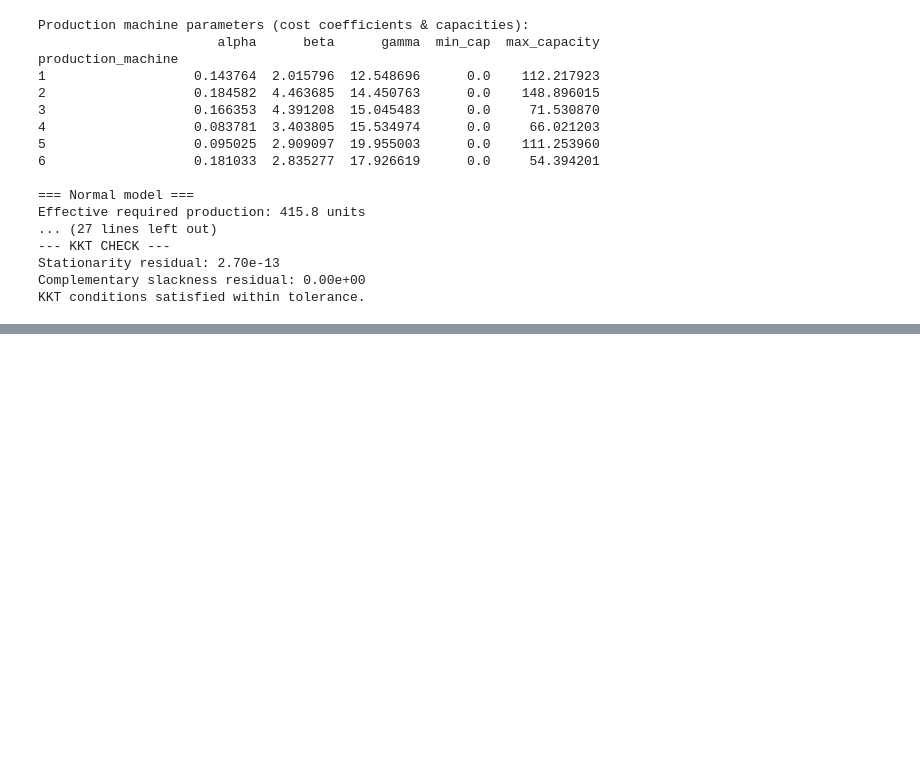
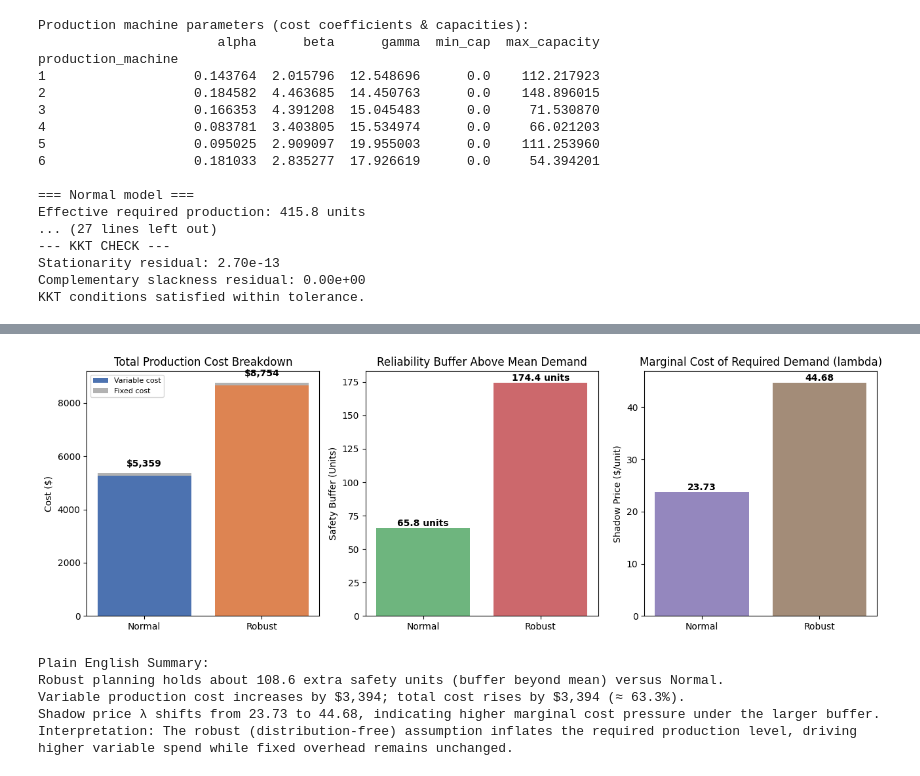
Before and after one commit to vishal36-pop/Team-OptiMinds-, a Jupyter notebook: Opti.ipynb, the cells around one changed output, grey strips where cells are left out. Saved outputs shown, nothing was run; the diff lists cells and outputs as text; code cells hidden in the pictures; blank space fills up the shorter version.

```diff
--- a/Opti.ipynb
+++ b/Opti.ipynb
@@ -264,3 +286,78 @@ KKT conditions satisfied within tolerance.
+# %%
+# Enhanced cost & reliability comparison with economic breakdown
+normal = results["normal"]
+robust = results["robust"]
+
+# Extract production vectors (used for variable cost breakdown if needed)
+prod_normal = normal["x"]
+prod_robust = robust["x"]
+
+# Separate variable vs fixed cost components
+fixed_cost = float(np.sum(system.gamma))  # same for both modes
+var_cost_normal = float(np.sum(system.alpha * prod_normal**2 + system.beta * prod_normal))
+var_cost_robust = float(np.sum(system.alpha * prod_robust**2 + system.beta * prod_robust))
+
+total_normal = var_cost_normal + fixed_cost
+total_robust = var_cost_robust + fixed_cost
+
+# Effective demand buffers (safety units above mean)
+buffers = [normal["D_eff"] - mu_D, robust["D_eff"] - mu_D]
+labels = ["Normal", "Robust"]
+
+# Shadow price (lambda) comparison: marginal cost of one more required unit
+lambda_vals = [normal["lambda"], robust["lambda"]]
+
+# Differences
+extra_buffer = buffers[1] - buffers[0]
+extra_var_cost = var_cost_robust - var_cost_normal
+extra_total_cost = total_robust - total_normal
+pct_increase_total = (extra_total_cost / total_normal) * 100 if total_normal > 0 else np.nan
+
+plt.figure(figsize=(13, 4.5))
+
+# Subplot 1: Cost breakdown stacked (variable vs fixed)
+plt.subplot(1, 3, 1)
+plt.bar(labels, [var_cost_normal, var_cost_robust], color=["#4C72B0", "#DD8452"], label="Variable cost")
+plt.bar(labels, [fixed_cost, fixed_cost], bottom=[var_cost_normal, var_cost_robust], color="#808080", alpha=0.6, label="Fixed cost")
+for i, (vc, tc) in enumerate(zip([var_cost_normal, var_cost_robust], [total_normal, total_robust])):
+    plt.text(i, tc + max(total_normal, total_robust) * 0.02, f"${tc:,.0f}", ha="center", va="bottom", fontweight="bold")
+plt.ylabel("Cost ($)")
+plt.title("Total Production Cost Breakdown")
+plt.legend(fontsize=8)
+
+# Subplot 2: Reliability buffer units
+plt.subplot(1, 3, 2)
+plt.bar(labels, buffers, color=["#55A868", "#C44E52"], alpha=0.85)
+for i, b in enumerate(buffers):
+    plt.text(i, b, f"{b:.1f} units", ha="center", va="bottom", fontweight="bold")
+plt.ylabel("Safety Buffer (Units)")
+plt.title("Reliability Buffer Above Mean Demand")
+plt.axhline(0, color="black", linewidth=0.5)
+
+# Subplot 3: Shadow price (lambda)
+plt.subplot(1, 3, 3)
+plt.bar(labels, lambda_vals, color=["#8172B3", "#937860"], alpha=0.85)
+for i, lam in enumerate(lambda_vals):
+    plt.text(i, lam, f"{lam:.2f}", ha="center", va="bottom", fontweight="bold")
+plt.ylabel("Shadow Price ($/unit)")
+plt.title("Marginal Cost of Required Demand (lambda)")
+
+plt.tight_layout()
+plt.show()
+
+# Plain language summary
+print("Plain English Summary:")
+print(f"Robust planning holds about {extra_buffer:.1f} extra safety units (buffer beyond mean) versus Normal.")
+print(f"Variable production cost increases by ${extra_var_cost:,.0f}; total cost rises by ${extra_total_cost:,.0f} (≈ {pct_increase_total:.1f}%).")
+print(f"Shadow price λ shifts from {lambda_vals[0]:.2f} to {lambda_vals[1]:.2f}, indicating higher marginal cost pressure under the larger buffer.")
+print("Interpretation: The robust (distribution-free) assumption inflates the required production level, driving higher variable spend while fixed overhead remains unchanged.")
+# %% [output]
+[figure, added]
+Plain English Summary:
+Robust planning holds about 108.6 extra safety units (buffer beyond mean) versus Normal.
+Variable production cost increases by $3,394; total cost rises by $3,394 (≈ 63.3%).
+Shadow price λ shifts from 23.73 to 44.68, indicating higher marginal cost pressure under the larger buffer.
+Interpretation: The robust (distribution-free) assumption inflates the required production level, driving higher variable spend while fixed overhead remains unchanged.
 # %%
 # Per-machine cost curves with chosen production points (Normal vs Robust)
 import numpy as np
```
Also changed, not shown: parts of 4 cells of this notebook.
